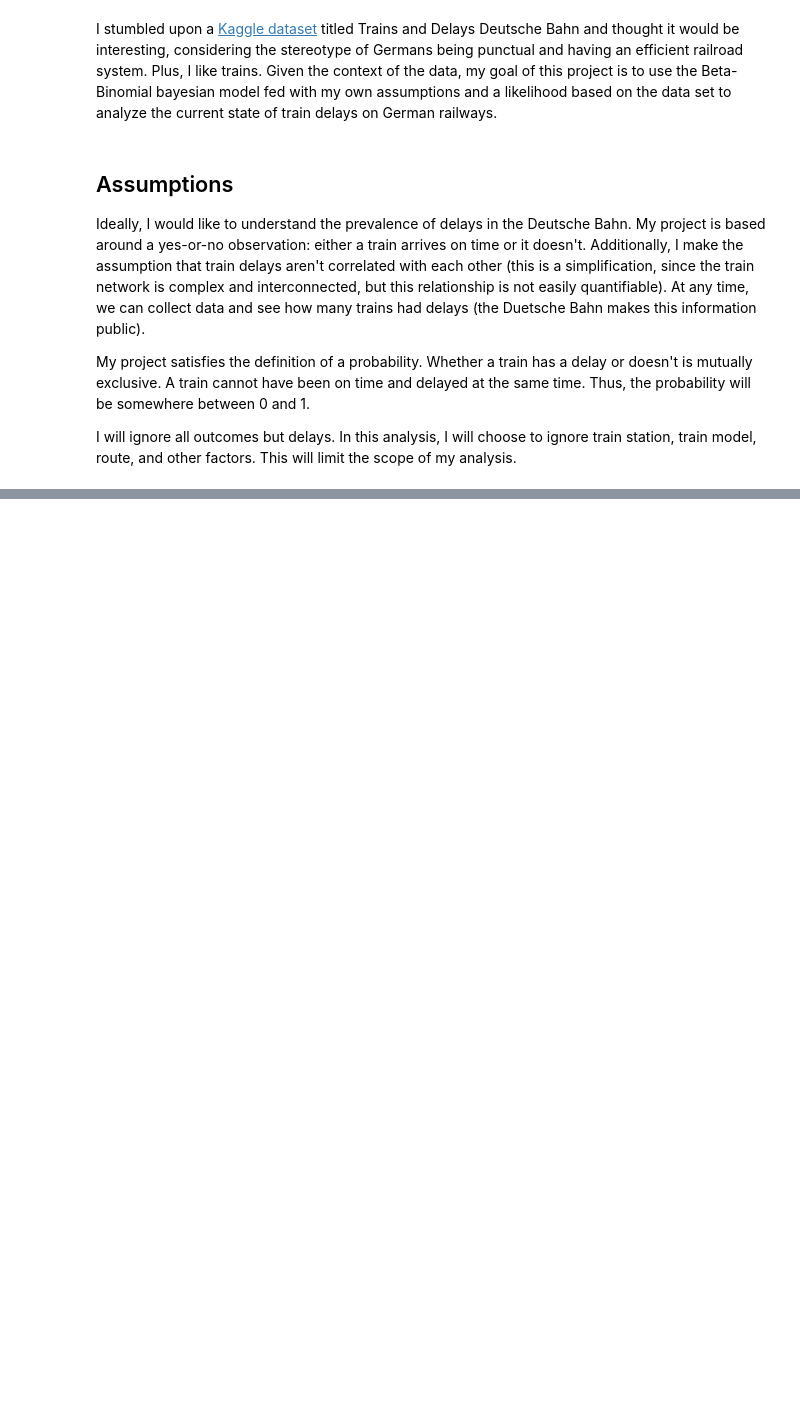
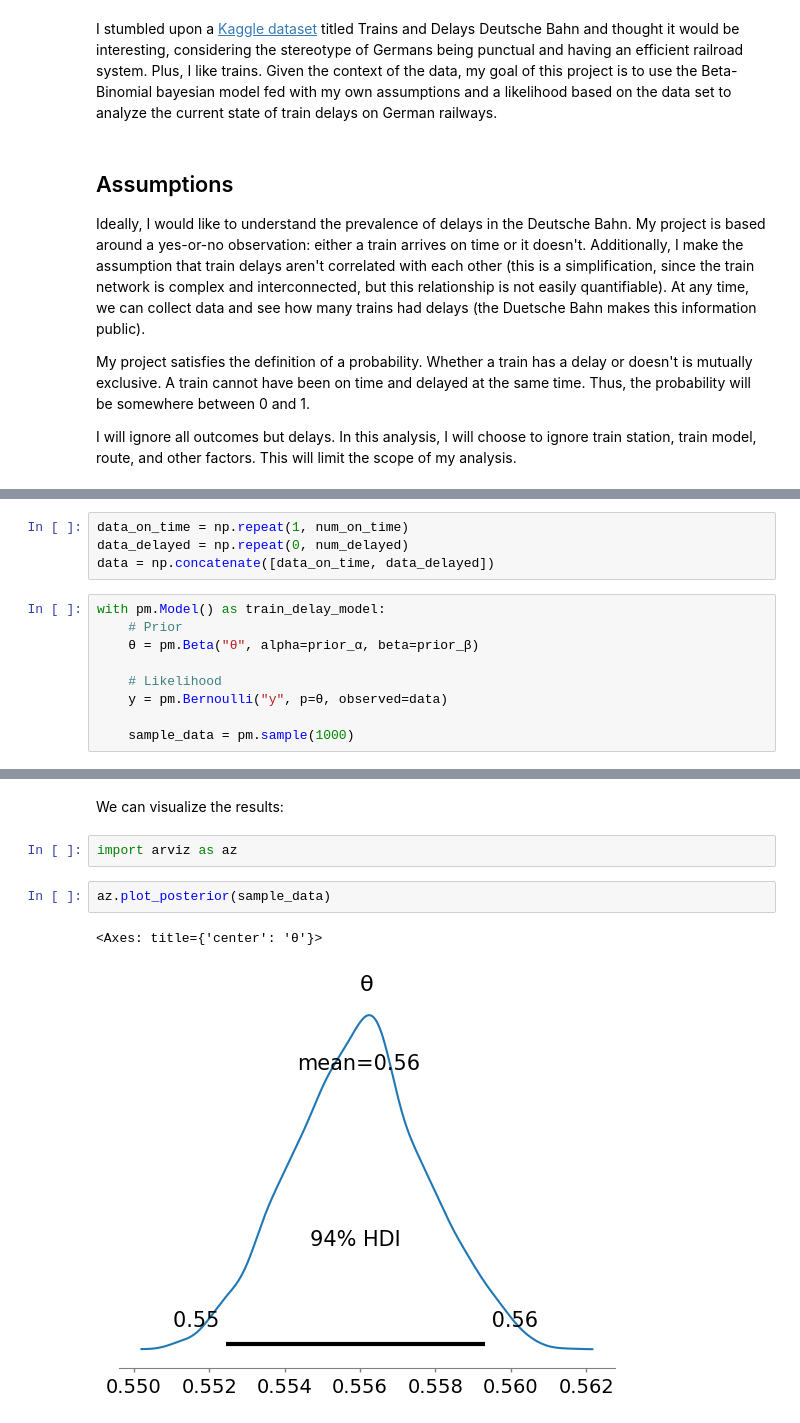
Before and after one commit to mrmaxguns/data-science-fundamentals, a Jupyter notebook: Unit2/Project/MaxiRebgU2proj.ipynb, the cells around one changed output, grey strips where cells are left out. Cells and saved outputs as stored; diff of their text form; blank space fills up the shorter version.

```diff
--- a/Unit2/Project/MaxiRebgU2proj.ipynb
+++ b/Unit2/Project/MaxiRebgU2proj.ipynb
@@ -22,0 +104,13 @@ We can say that $p(\theta)$ is the
+# %%
+data_on_time = np.repeat(1, num_on_time)
+data_delayed = np.repeat(0, num_delayed)
+data = np.concatenate([data_on_time, data_delayed])
+# %%
+with pm.Model() as train_delay_model:
+    # Prior
+    θ = pm.Beta("θ", alpha=prior_α, beta=prior_β)
+
+    # Likelihood
+    y = pm.Bernoulli("y", p=θ, observed=data)
+
+    sample_data = pm.sample(1000)
@@ -22,0 +125,9 @@ We can say that $p(\theta)$ is the
+# %% [markdown]
+We can visualize the results:
+# %%
+import arviz as az
+# %%
+az.plot_posterior(sample_data)
+# %% [output]
+<Axes: title={'center': 'θ'}>
+[figure, added]
```
Also changed, not shown: parts of 27 cells of this notebook.
